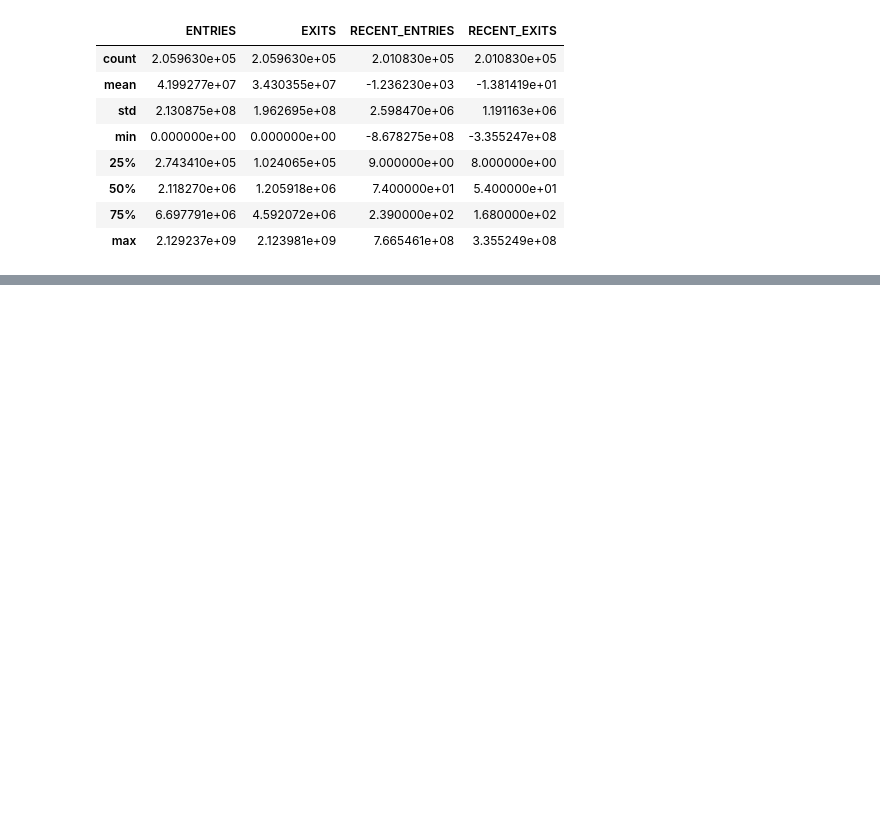
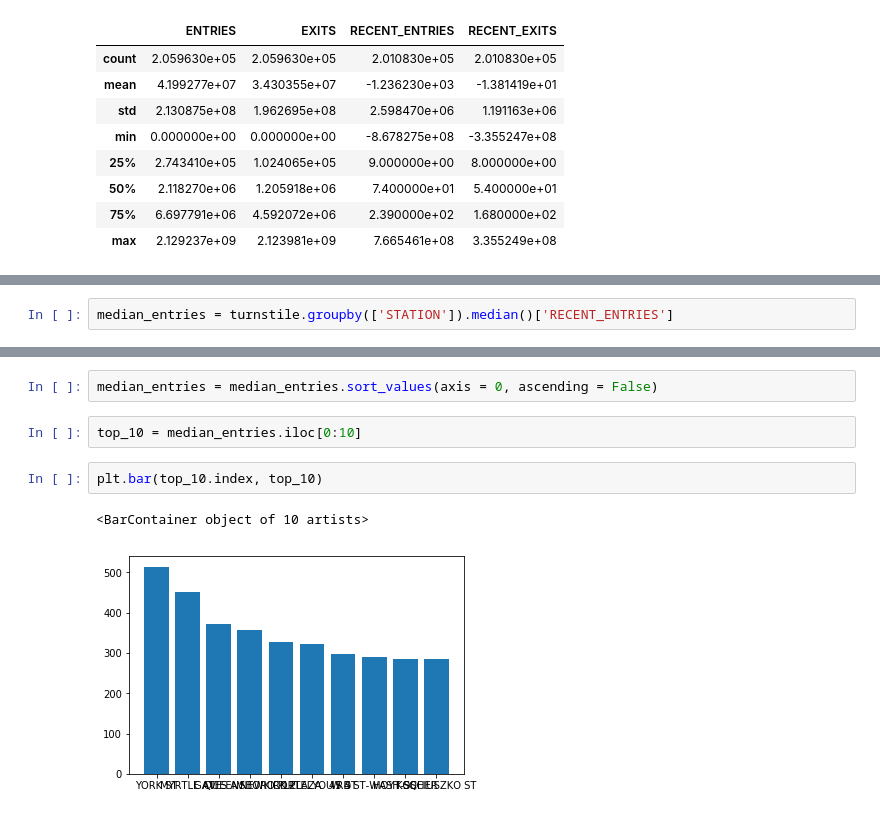
Before and after one commit to alexmuhr/metis_project_1, a Jupyter notebook: turnstile_data.ipynb, the cells around one changed output, grey strips where cells are left out. Cells and saved outputs as stored; diff of their text form; blank space fills up the shorter version.

```diff
--- a/turnstile_data.ipynb
+++ b/turnstile_data.ipynb
@@ -155,0 +310,2 @@ turnstile[turnstile['RECENT_ENTRIES'] > 10000]
+# %%
+median_entries = turnstile.groupby(['STATION']).median()['RECENT_ENTRIES']
@@ -155,0 +316,9 @@ turnstile[turnstile['RECENT_ENTRIES'] > 10000]
+# %%
+median_entries = median_entries.sort_values(axis = 0, ascending = False)
+# %%
+top_10 = median_entries.iloc[0:10]
+# %%
+plt.bar(top_10.index, top_10)
+# %% [output]
+<BarContainer object of 10 artists>
+[figure, added]
```
Also changed, not shown: parts of 19 cells of this notebook.
